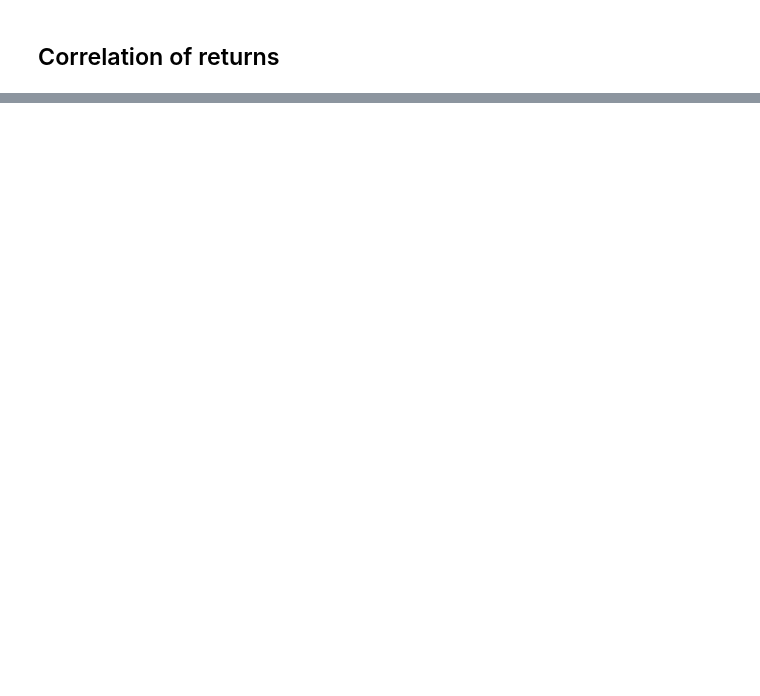
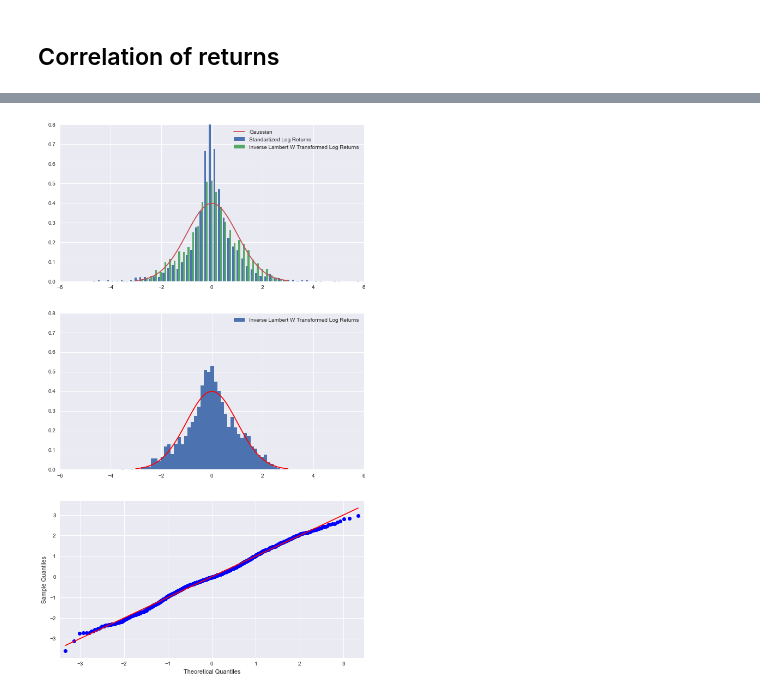
Before and after one commit to Vekkt/ml4f_project, a Jupyter notebook: src/data_analysis.ipynb, the cells around one changed output, grey strips where cells are left out. Drawn from its saved outputs; the diff is of its cells as text; code cells hidden in the pictures; blank space fills up the shorter version.

```diff
--- a/src/data_analysis.ipynb
+++ b/src/data_analysis.ipynb
@@ -247,0 +266,28 @@ ACF & PACF
+# %%
+
+x = np.linspace(-3, 3, 100)
+
+fig  = plt.figure(figsize=(10, 18))
+ax1 = fig.add_subplot(3, 1, 1)
+
+ax1.hist([zscore(logret), u], bins=100, label=['Standartized Log Returns', 'Inverse Lambert W Transformed Log Returns'], density=True)
+ax1.plot(x, norm.pdf(x), label='Gaussian')
+ax1.set_xlim(-6, 6)
+ax1.set_ylim(0, 0.8)
+ax1.legend()
+
+
+ax2 = fig.add_subplot(3, 1, 2)
+ax2.hist(u, bins=50, label='Inverse Lambert W Transformed Log Returns', density=True)
+ax2.plot(x, norm.pdf(x), color='r')
+ax2.set_xlim(-6, 6)
+ax2.set_ylim(0, 0.8)
+ax2.legend()
+
+ax3 = fig.add_subplot(3, 1, 3)
+
+qqplot(u, ax=ax3, line='s')
+
+plt.savefig('lambert.pdf')
+# %% [output]
+[figure, added]
```
Also changed, not shown: parts of 12 cells of this notebook, 6 other files.
